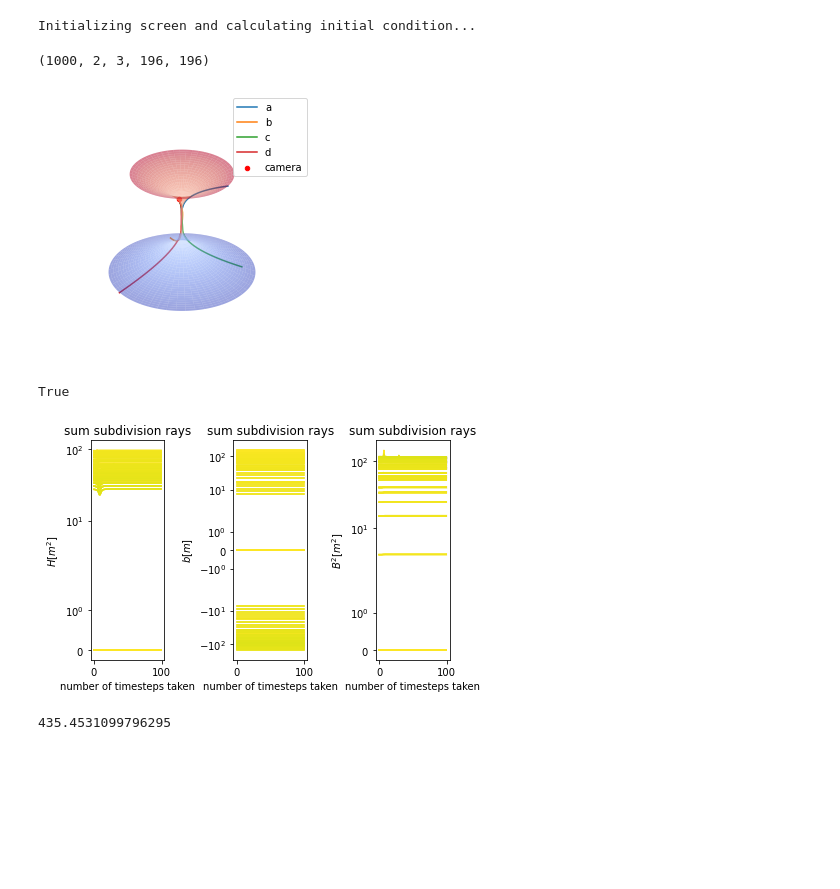
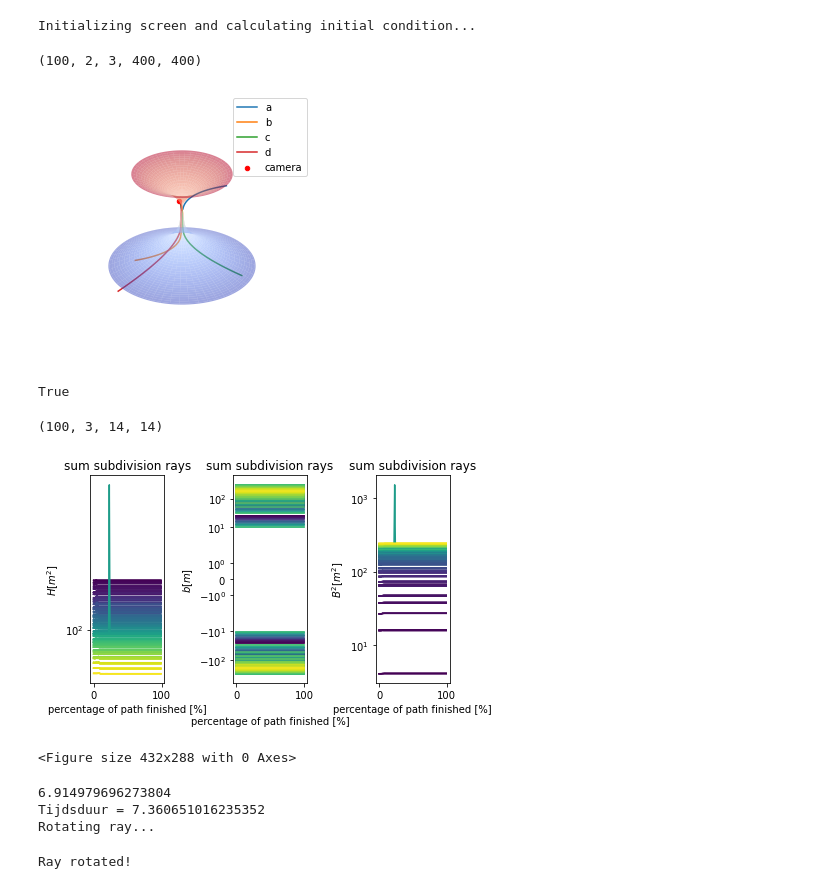
Before and after one commit to JelleVDS/Bachelorproef, a Jupyter notebook: Untitled.ipynb, the cells around one changed output. Drawn from its saved outputs; the diff is of its cells as text; code cells hidden in the pictures; blank space fills up the shorter version.

Commit message:
changed constants plot to percentage

```diff
--- a/Untitled.ipynb
+++ b/Untitled.ipynb
@@ -18,11 +19,11 @@ path = os.getcwd()
 Par = np.array([0.014, 1, 0.9]) # M, rho, a parameters wormhole
 q0 = np.array([6.95, np.pi, np.pi/2])
 t_end = 150
-N = 1000
-Nz = 50
-Ny = 100
+N = 100
+Nz = 400
+Ny = 400
 # %%
-Motion1 = w.simulate_raytracer_fullpath(t_end, Par, q0, N, Nz = 14**2, Ny = 14**2, methode = 'RK45')
+Motion1 = w.simulate_raytracer_fullpath(t_end, Par, q0, N, Nz, Ny, methode = 'RK45')
 # %% [output]
 Initializing screen and calculating initial condition...
 # %%
@@ -33,10 +34,8 @@ np.save('motion', Motion1)
 # %%
 print(Motion1.shape)
 # %% [output]
-(1000, 2, 3, 196, 196)
+(100, 2, 3, 400, 400)
 # %%
-%matplotlib inline
-import WormholeGraphics as wg
 Geo_label = ['a', 'b', 'c', 'd']
 #Geo_Sel = None
 Geo_Sel = [[7,75],[150,150],[49,60],[80,80]]
@@ -48,7 +47,7 @@ else:
     Geo_txt = str(Geo_Sel)
 wg.gdsc(Motion1[:3000], Par, "Pictures/geodesics "+Geo_txt+" DNeg Sympl"+str(Par)+" "+str(q0)+".png", path, Geo_label, Geo_Sel)
 # %% [output]
-[figure, old version]
+[figure, new version]
 # %%
 cv2.imwrite(os.path.join(path, "Pictures/Image "+"2DGr DNeg Scipy RK45"+str(Par)+" "+str(q0)+".png"),
             255*wg.Make_Pict_RGBP(Motion1[-1, 1], wg.Grid_constr_2D(Motion1[-1, 1], 11, 1, 0.05)))
@@ -56,14 +55,22 @@ cv2.imwrite(os.path.join(path, "Pictures/Image "+"2DGr DNeg Scipy RK45"+str(Par)
 True
 # %%
 CM1 = np.array([w.DNeg_CM(Motion1[k,0], Motion1[k,1], Par) for k in range(len(Motion1))])
+# %%
+print(CM1.shape)
+# %% [output]
+(100, 3, 14, 14)
 # %%
-wg.plot_CM(CM1[::10], ['$H$[$m^{2}$]', '$b$[$m$]', '$B^{2}$[$m^{2}$]'], "Pictures/CM DNeg Sympl"+str(Par)+" "+str(q0)+".png", path)
+wg.plot_CM(CM1, ['$H$[$m^{2}$]', '$b$[$m$]', '$B^{2}$[$m^{2}$]'], "Pictures/CM DNeg Sympl"+str(Par)+" "+str(q0)+".png", path)
 # %% [output]
-[figure, old version]
+[figure, new version]
+<Figure size 432x288 with 0 Axes>
 # %%
 Grid_dimension = '2D'
 mode = True
-Motion2, Grid2, CM2 = w.Simulate_DNeg(Smpl.Sympl_DNeg, Par, 0.05, 10000, q0, 20**2, 20**2, Grid_dimension, mode, wg.Grid_constr_3D_Sph)
+Motion2, CM2 = w.wormhole_with_symmetry(150, q0, 400, 400, Par, 150/200, False, True)
 # %% [output]
-435.4531099796295
+6.914979696273804
+Tijdsduur = 7.360651016235352
+Rotating ray...
+Ray rotated!
 # %%
```
Also changed, not shown: parts of 3 cells of this notebook, 8 other files.
